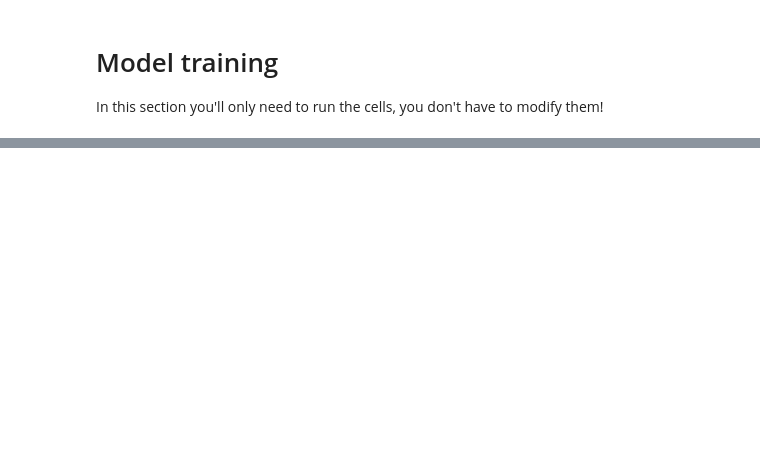
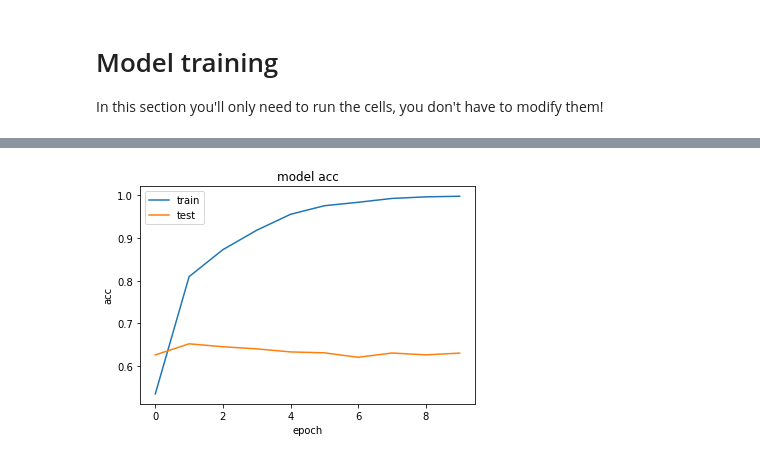
Before and after one commit to antonpetkoff/learning, a Jupyter notebook: text-mining/TM_lab08_MLP_Reg.ipynb, the cells around one changed output, grey strips where cells are left out. Saved outputs shown, nothing was run; the diff lists cells and outputs as text; code cells hidden in the pictures; blank space fills up the shorter version.

```diff
--- a/text-mining/TM_lab08_MLP_Reg.ipynb
+++ b/text-mining/TM_lab08_MLP_Reg.ipynb
@@ -268,0 +290,4 @@ plot_history(ax2, history, 'acc')
+# %%
+visualize_history(full_history, key='acc').show()
+# %% [output]
+[figure, added]
```
Also changed, not shown: parts of 11 cells of this notebook.
